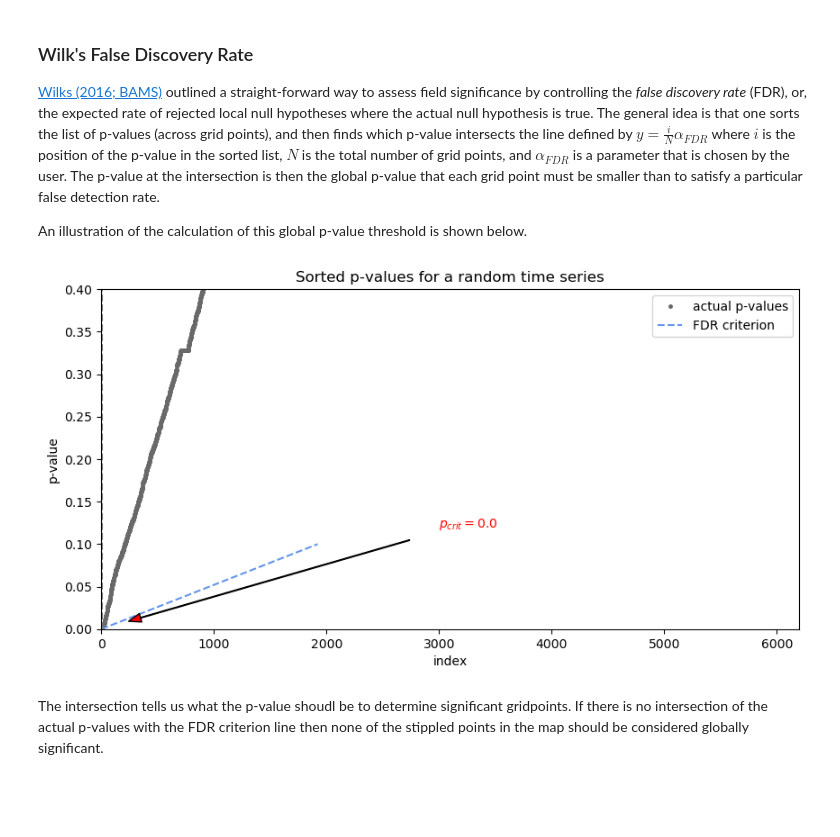
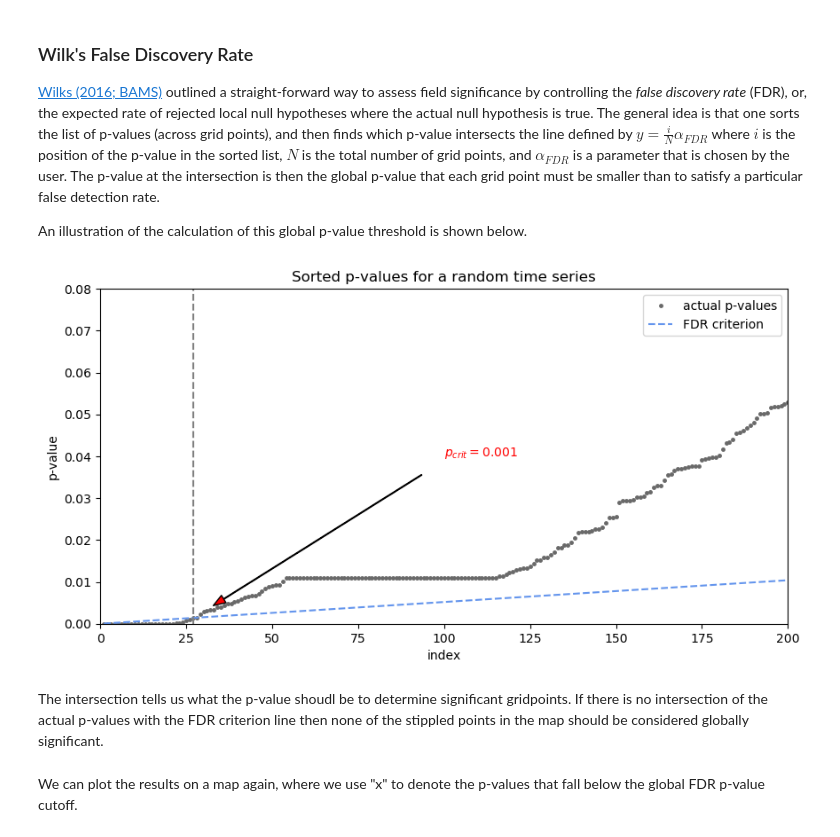
Before and after one commit to kjmayer/ats655-coursematerial, a Jupyter notebook: jupyter_notebooks/maps_of_random_relationships.ipynb, the cells around one changed output. Saved outputs shown, nothing was run; the diff lists cells and outputs as text; code cells hidden in the pictures; blank space fills up the shorter version.

```diff
--- a/jupyter_notebooks/maps_of_random_relationships.ipynb
+++ b/jupyter_notebooks/maps_of_random_relationships.ipynb
@@ -59,19 +59,23 @@ del DATA
 # grab the month of December
 X = Xall
 month = 12
-itime = np.where(TIME[:,2]==month)[0]
+itime = np.logical_and(TIME[:,2]==12, TIME[:,3]==1) #only grab December 1 days
 X = X[itime,:,:]
 # %% [markdown]
 We are now going to make our random time series $Z$. We can use the numpy module called "random" to do this, and we make sure $Z$ has the same number of time steps as $X$. *Remember though - Z is totally random and has no knowledge of the atmosphere!*
 # %%
 # uncomment below when discussing Wilks
-# print(LAT[15],LONG[31])
-# Z = X[:,15,31]
-Z = np.random.normal(size=(np.shape(X)[0],))
+randomSeries = False # whether or not to use random time series or real time series
 
+if(randomSeries):
+    Z = np.random.normal(size=(np.shape(X)[0],))
+else:
+    print('latitude = ' + str(LAT[5]) + '; longitude = ' + str(LONG[0]))
+    Z = X[:,5,0]
 Z = Z - np.mean(Z)
 
 plt.figure()
 plt.plot(Z)
+plt.title('randomSeries = ' + str(randomSeries))
 plt.show()
 # %% [output]
@@ -126,36 +132,47 @@ alpha = 0.1
 Pvals = P.flatten()
 Pvals = np.sort(Pvals)
 
 x = np.arange(1,len(Pvals)+1,1)
 x = x.astype(float)
 
 plt.figure(figsize=(10,5))
 plt.plot(x,Pvals,'.',color = 'dimgray', markersize = 5, label = 'actual p-values')
 
 y = (x/len(x))*alpha
 plt.plot(x,y,'--',color = 'cornflowerblue', label = 'FDR criterion')
 
-plt.xlim(0,6200)
-plt.ylim(0,.4)
+if(randomSeries):
+    xlimVal = 6200
+    ylimVal = .4
+else:
+    xlimVal = 200
+    ylimVal = .08
+
+plt.xlim(0,xlimVal)
+plt.ylim(0,ylimVal)
 
 plt.xlabel('index')
 plt.ylabel('p-value')
 
 d = Pvals - y
 k = np.where(d>0)[0][0] - 1 + 1
 if(k==0):
     DNP = 1
+    fdrPcutoff = 0.
 else:
     DNP = 0
+    fdrPcutoff = Pvals[k-1]
     plt.plot([k,k],[0,1],'--',color = 'gray')
-    plt.annotate('$p_{crit} = $' + str(np.around(Pvals[k-1],3)), xy=(k,Pvals[k-1]),xytext=(3000,.12),
+    plt.annotate('$p_{crit} = $' + str(np.around(fdrPcutoff,3)), xy=(k,Pvals[k-1]),xytext=(xlimVal/2,ylimVal/2.),
              arrowprops=dict(facecolor='red', shrink=.08, width = 0.5, headlength = 10, headwidth=7),
              horizontalalignment = 'left',color = 'red')
 
 plt.title('Sorted p-values for a random time series')
 plt.legend()
 plt.show()
 # %% [output]
-[figure, old version]
+[figure, new version]
 # %% [markdown]
 The intersection tells us what the p-value shoudl be to determine significant gridpoints. If there is no intersection of the actual p-values with the FDR criterion line then none of the stippled points in the map should be considered globally significant.
+# %% [markdown]
+We can plot the results on a map again, where we use "x" to denote the p-values that fall below the global FDR p-value cutoff.
```
Also changed, not shown: parts of 3 cells of this notebook.
